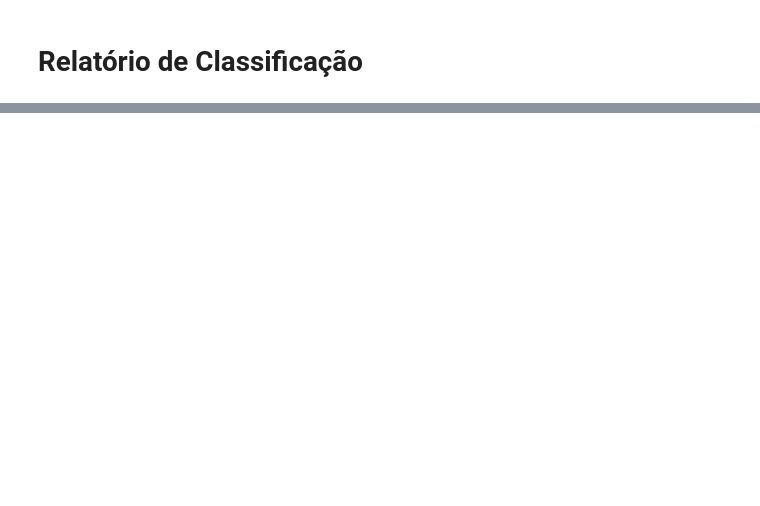
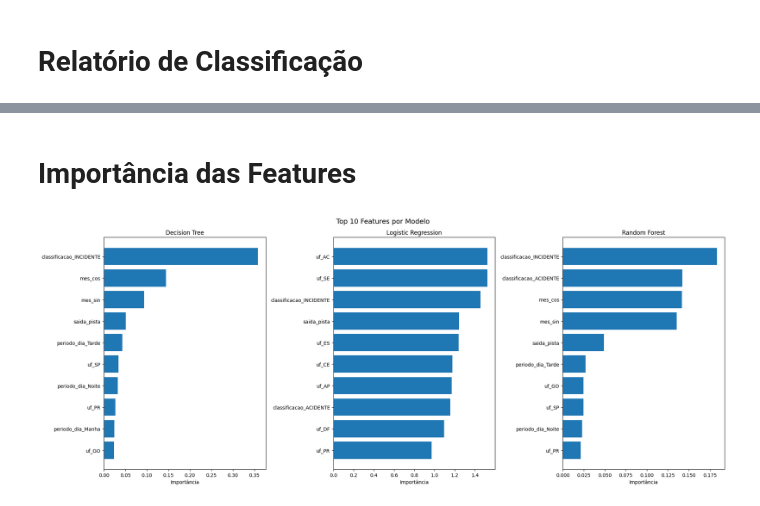
Before and after one commit to queirogaraffael/flight-analytics-br, a Jupyter notebook: notebooks/Flight_Analytics_BR.ipynb, the cells around one changed output, grey strips where cells are left out. Cells and saved outputs as stored; diff of their text form; code cells hidden in the pictures; blank space fills up the shorter version.

```diff
--- a/notebooks/Flight_Analytics_BR.ipynb
+++ b/notebooks/Flight_Analytics_BR.ipynb
@@ -555,0 +691,27 @@ weighted avg       0.78      0.77      0.78       696
+# %% [markdown]
+# Importância das Features
+# %%
+fig, axes = plt.subplots(1, 3, figsize=(20, 8))
+
+for ax, (name, model) in zip(axes, trained_models.items()):
+    feature_names = X_train.columns.tolist()
+
+    if hasattr(model, 'feature_importances_'):
+        importances = model.feature_importances_
+    elif hasattr(model, 'coef_'):
+        importances = np.abs(model.coef_[0])
+
+    importance_df = pd.DataFrame({
+        'feature': feature_names,
+        'importance': importances
+    }).sort_values('importance', ascending=False).head(10)
+
+    ax.barh(importance_df['feature'][::-1], importance_df['importance'][::-1])
+    ax.set_title(f"{name}")
+    ax.set_xlabel("Importância")
+
+plt.suptitle("Top 10 Features por Modelo", fontsize=14)
+plt.tight_layout()
+plt.show()
+# %% [output]
+[figure, added]
```
Also changed, not shown: parts of 7 cells of this notebook, 6 other files.
